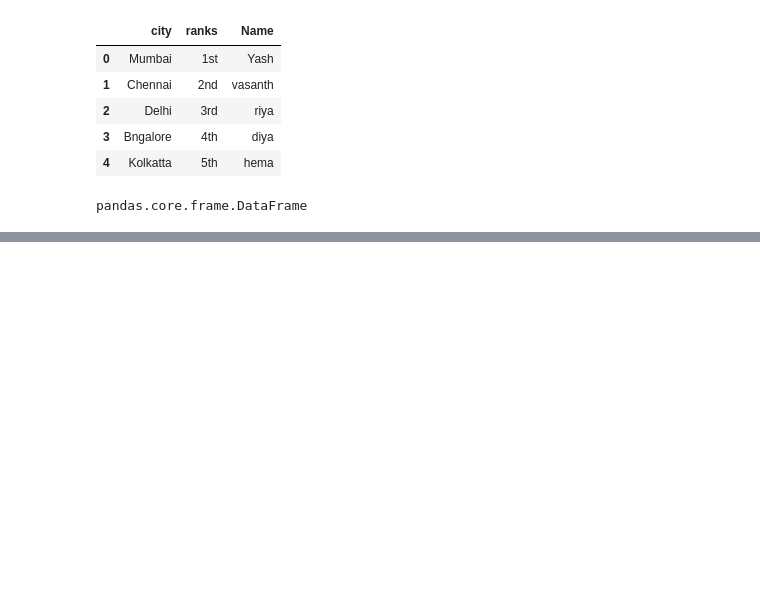
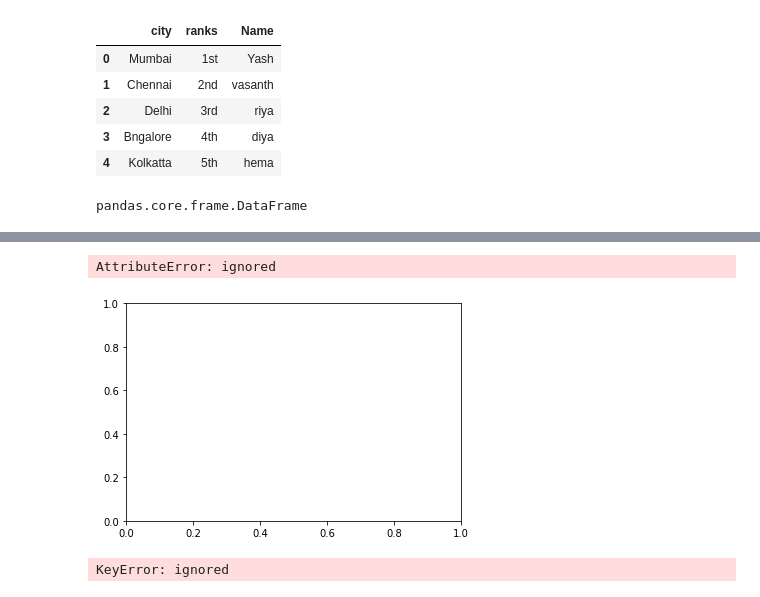
Before and after one commit to KEETHAVANI/Machine-Learning, a Jupyter notebook: 1st_python_ml.ipynb, the cells around one changed output, grey strips where cells are left out. Drawn from its saved outputs; the diff is of its cells as text; code cells hidden in the pictures; blank space fills up the shorter version.

```diff
--- a/1st_python_ml.ipynb
+++ b/1st_python_ml.ipynb
@@ -494,0 +800,12 @@ df.to_csv('trail1.csv') #click on folder option we can see files we can download
+# %%
+#scatter plot
+x = [1, 10,12,7]
+y= [2,19,12,28]
+plt.plot(x,y, marker ='D',linestyle=':',s='100',c='b')  #marker(line)=d(dotted), color of line=r,b(red blue etc..)
+plt.xlabel('X-Axis')
+plt.ylabel('Y-Axis')
+plt.title('Line Plot')
+plt.show()
+# %% [output]
+AttributeError: ignored
+[figure, added]
@@ -494,0 +814,5 @@ df.to_csv('trail1.csv') #click on folder option we can see files we can download
+# %%
+plt.scatter(cars['hp'], cars['mpg'])
+plt.show()
+# %% [output]
+KeyError: ignored
```
Also changed, not shown: parts of 39 cells of this notebook.
